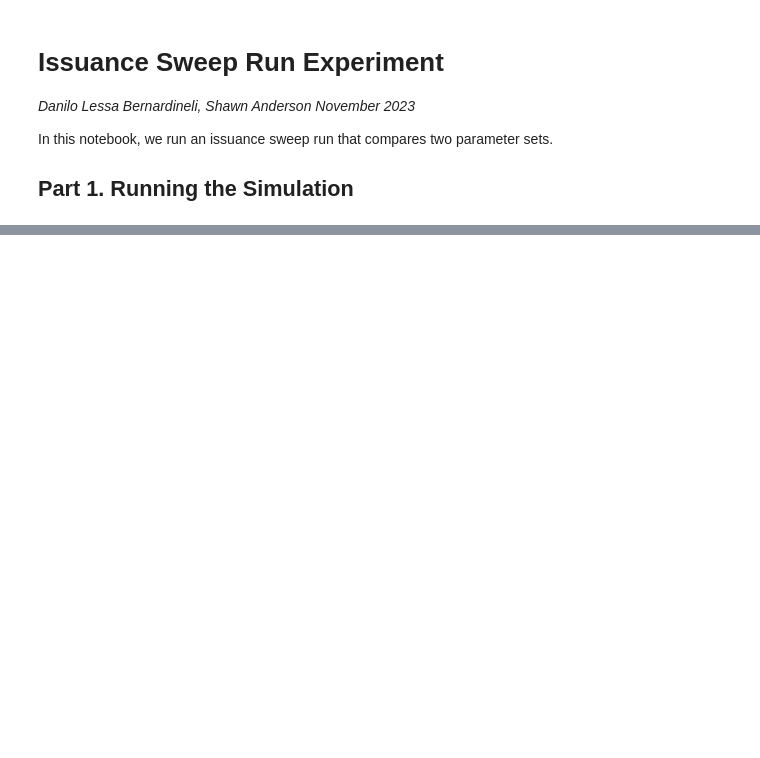
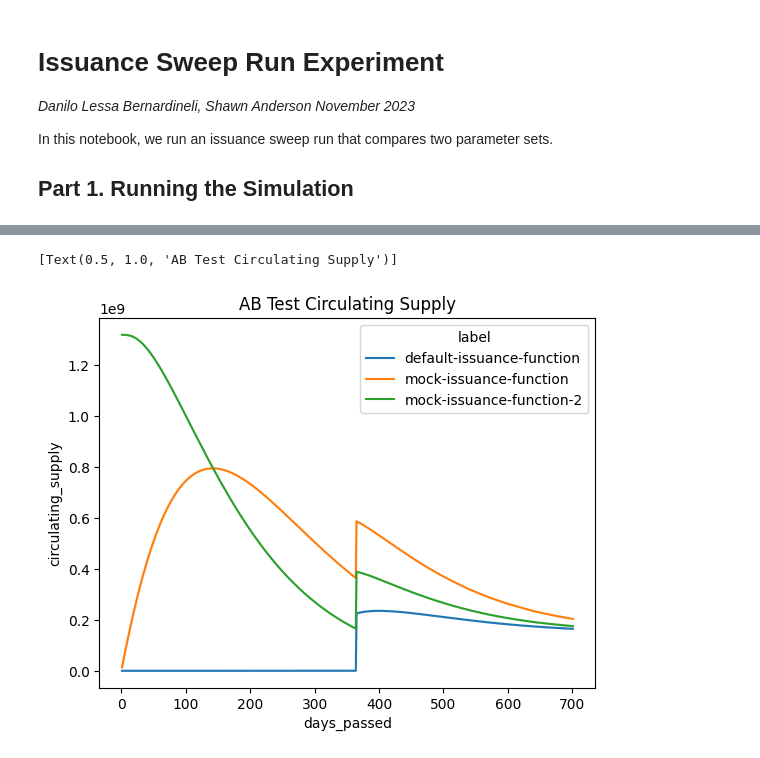
Before and after one commit to BlockScience/subspace, a Jupyter notebook: notebooks/issuance_sweep.ipynb, the cells around one changed output, grey strips where cells are left out. Saved outputs shown, nothing was run; the diff lists cells and outputs as text; code cells hidden in the pictures; blank space fills up the shorter version.

```diff
--- a/notebooks/issuance_sweep.ipynb
+++ b/notebooks/issuance_sweep.ipynb
@@ -50,3 +47,10 @@ sim_df = sim_df.set_index(['label', 'run', 'days_passed'])
+# %%
+sns.lineplot(sim_df, x="days_passed", y="circulating_supply", hue="label").set(
+    title="AB Test Circulating Supply"
+)
+# %% [output]
+[Text(0.5, 1.0, 'AB Test Circulating Supply')]
+[figure, added]
 # %%
 sns.lineplot(sim_df, x="days_passed", y="circulating_supply", hue="label").set(
     title="AB Test Circulating Supply"
```
Also changed, not shown: parts of 8 cells of this notebook, 4 other files.
